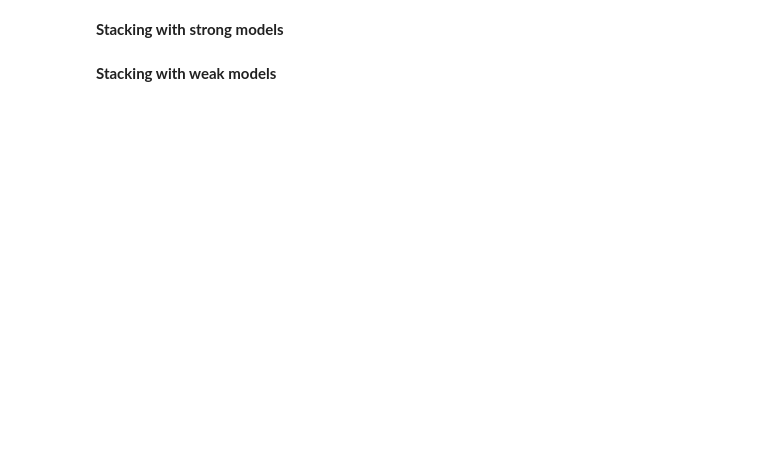
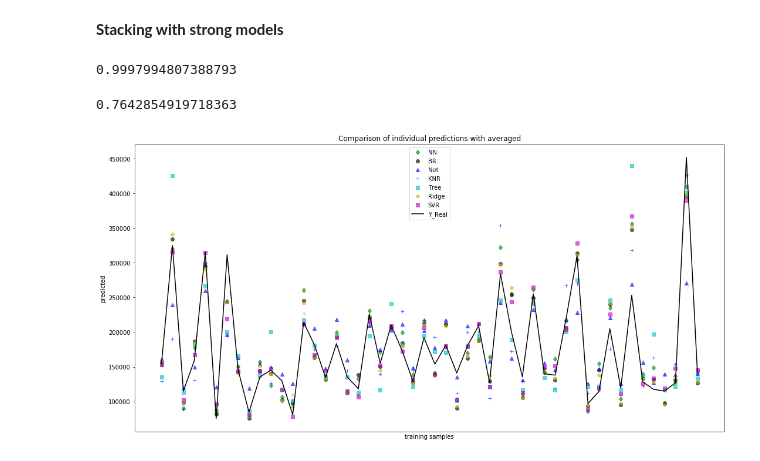
Before and after one commit to peteryph/Kaggle-House-price-dataset-analysis, a Jupyter notebook: Housing Price.ipynb, the cells around one changed output. Drawn from its saved outputs; the diff is of its cells as text; code cells hidden in the pictures; blank space fills up the shorter version.

```diff
--- a/Housing Price.ipynb
+++ b/Housing Price.ipynb
@@ -1206,10 +1105,15 @@ stregr.score(Test_X, Test_Y)
 # %% [markdown]
 **Stacking with strong models**
 # %%
-stack_strong = StackingRegressor(regressors=strong_models, meta_regressor=meta) # strong models
-stack_strong.fit(Train_Stacking_X, Train_Stacking_Y)
-stack_strong.score(Train_Stacking_X, Train_Stacking_Y)
+all_stregr = StackingRegressor(regressors=all_models,
+                           meta_regressor=meta)
+
+
+all_stregr.fit(Train_Stacking_X, Train_Stacking_Y)
+all_stregr.score(Train_Stacking_X, Train_Stacking_Y)
+# %% [output]
+0.9997994807388793
 # %%
-stack_strong.score(Test_X, Test_Y)
+all_stregr.score(Test_X, Test_Y)
+# %% [output]
+0.7642854919718363
-# %% [markdown]
-**Stacking with weak models**
@@ -1224,30 +1120,32 @@ Bagging_all_models.score(Test_X, Test_Y)
 # %%
 
 num = 50
 xt = Test_X[:num]
 
 alpha = 0.6
 plt.figure(figsize=(18,9))
-plt.plot(NN.predict(xt), 'gd',alpha = alpha, label='NN')
-plt.plot(BR.predict(xt), 'ko',alpha = alpha, label='BR')
-plt.plot(Net.predict(xt), 'b^',alpha = alpha, label='Net')
-plt.plot(neigh.predict(xt), 'b+',alpha = alpha, label='KNR')
-plt.plot(Tree.predict(xt), 'cs',alpha = alpha, label='Tree')
-plt.plot(ridge.predict(xt), 'yp',alpha = alpha, label='Ridge')
-plt.plot(svr_poly.predict(xt), 'ys',alpha = alpha, label='SVR')
+plt.plot(Raw_NN.predict(xt), 'gd',alpha = alpha, label='NN')
+plt.plot(Raw_BR.predict(xt), 'ko',alpha = alpha, label='BR')
+plt.plot(Raw_Net.predict(xt), 'b^',alpha = alpha, label='Net')
+plt.plot(Raw_KNR.predict(xt), 'b+',alpha = alpha, label='KNR')
+plt.plot(Raw_Tree.predict(xt), 'cs',alpha = alpha, label='Tree')
+plt.plot(Raw_ridge.predict(xt), 'yp',alpha = alpha, label='Ridge')
+plt.plot(Raw_svr.predict(xt), 'ms',alpha = alpha, label='SVR')
 
-plt.plot(ereg.predict(xt), 'r*',alpha = alpha, label='VotingRegressor')
-plt.plot(stregr.predict(xt), 'm*',alpha = alpha, label='StackingRegressor')
+# plt.plot(ereg.predict(xt), 'r*',alpha = alpha, label='VotingRegressor')
+# plt.plot(stregr.predict(xt), 'm*',alpha = alpha, label='StackingRegressor')
 
 
 plt.plot(Test_Y[:num], 'black', label='Y_Real')
 
 
 plt.tick_params(axis='x', which='both', bottom=False, top=False,
                 labelbottom=False)
 plt.ylabel('predicted')
 plt.xlabel('training samples')
 plt.legend(loc="best")
 plt.title('Comparison of individual predictions with averaged')
 plt.savefig('result.pdf')
 plt.show()
+# %% [output]
+[figure, added]
```
Also changed, not shown: parts of 116 cells of this notebook.
